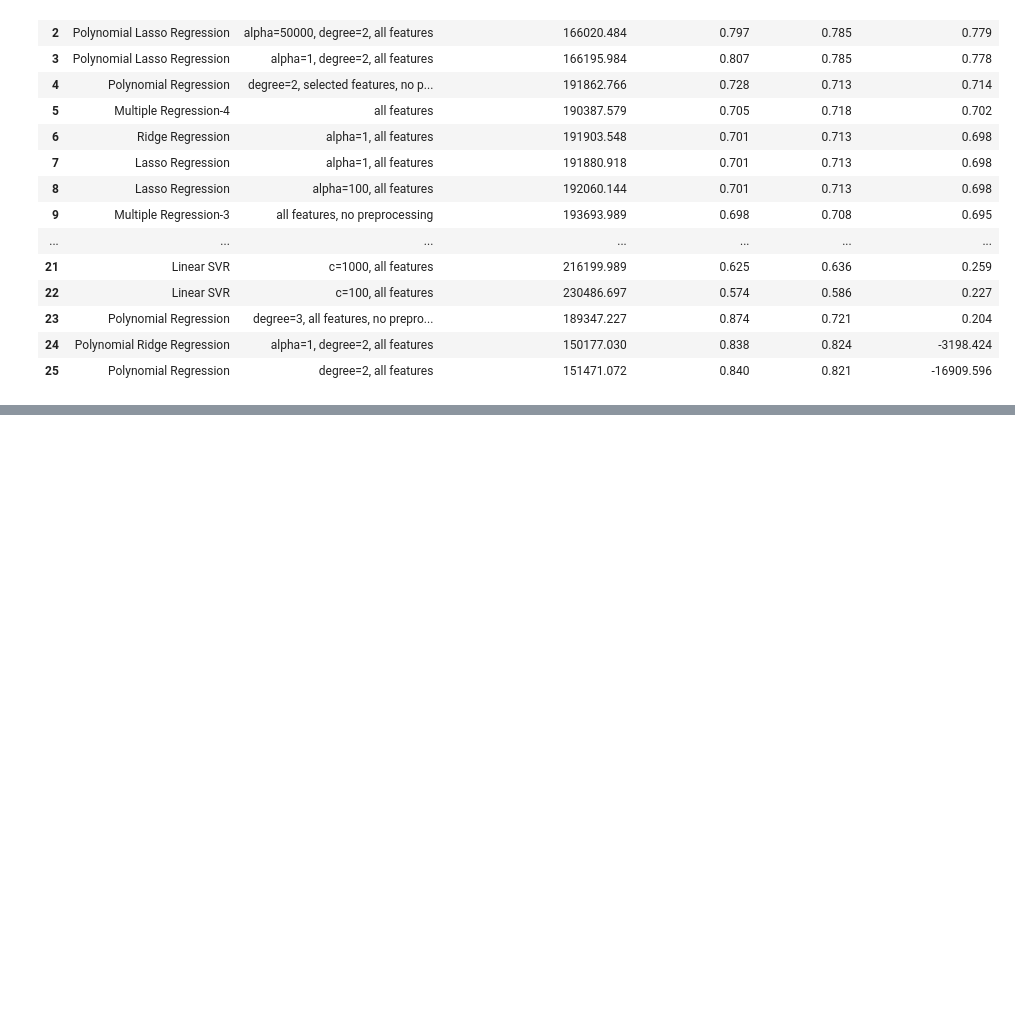
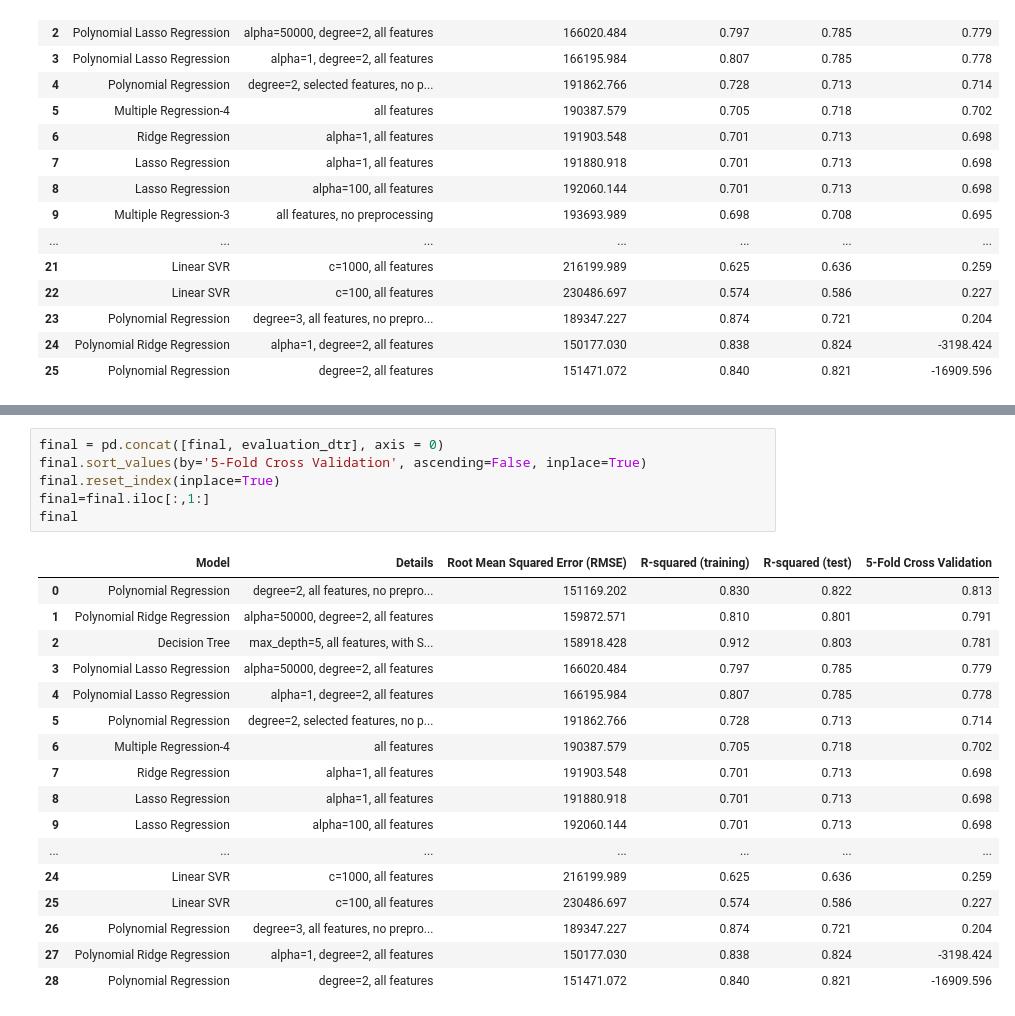
Before and after one commit to omgitsmj24/BOOT_AI_INTERN, a Jupyter notebook: Regression/all_regression_ever.ipynb, the cells around one changed output, grey strips where cells are left out. Drawn from its saved outputs; the diff is of its cells as text; blank space fills up the shorter version.

Commit message:
decision tree

```diff
--- a/Regression/all_regression_ever.ipynb
+++ b/Regression/all_regression_ever.ipynb
@@ -883,0 +968,24 @@ final
+# %%
+final = pd.concat([final, evaluation_dtr], axis = 0)
+final.sort_values(by='5-Fold Cross Validation', ascending=False, inplace=True)
+final.reset_index(inplace=True)
+final=final.iloc[:,1:]
+final
+# %% [output]
+|  | Model | Details | Root Mean Squared Error (RMSE) | R-squared (training) | R-squared (test) | 5-Fold Cross Validation |
+| 0 | Polynomial Regression | degree=2, all features, no prepro... | 151169.202 | 0.830 | 0.822 | 0.813 |
+| 1 | Polynomial Ridge Regression | alpha=50000, degree=2, all features | 159872.571 | 0.810 | 0.801 | 0.791 |
+| 2 | Decision Tree | max_depth=5, all features, with S... | 158918.428 | 0.912 | 0.803 | 0.781 |
+| 3 | Polynomial Lasso Regression | alpha=50000, degree=2, all features | 166020.484 | 0.797 | 0.785 | 0.779 |
+| 4 | Polynomial Lasso Regression | alpha=1, degree=2, all features | 166195.984 | 0.807 | 0.785 | 0.778 |
+| 5 | Polynomial Regression | degree=2, selected features, no p... | 191862.766 | 0.728 | 0.713 | 0.714 |
+| 6 | Multiple Regression-4 | all features | 190387.579 | 0.705 | 0.718 | 0.702 |
+| 7 | Ridge Regression | alpha=1, all features | 191903.548 | 0.701 | 0.713 | 0.698 |
+| 8 | Lasso Regression | alpha=1, all features | 191880.918 | 0.701 | 0.713 | 0.698 |
+| 9 | Lasso Regression | alpha=100, all features | 192060.144 | 0.701 | 0.713 | 0.698 |
+| ... | ... | ... | ... | ... | ... | ... |
+| 24 | Linear SVR | c=1000, all features | 216199.989 | 0.625 | 0.636 | 0.259 |
+| 25 | Linear SVR | c=100, all features | 230486.697 | 0.574 | 0.586 | 0.227 |
+| 26 | Polynomial Regression | degree=3, all features, no prepro... | 189347.227 | 0.874 | 0.721 | 0.204 |
+| 27 | Polynomial Ridge Regression | alpha=1, degree=2, all features | 150177.030 | 0.838 | 0.824 | -3198.424 |
+| 28 | Polynomial Regression | degree=2, all features | 151471.072 | 0.840 | 0.821 | -16909.596 |
```
Also changed, not shown: parts of 6 cells of this notebook.
